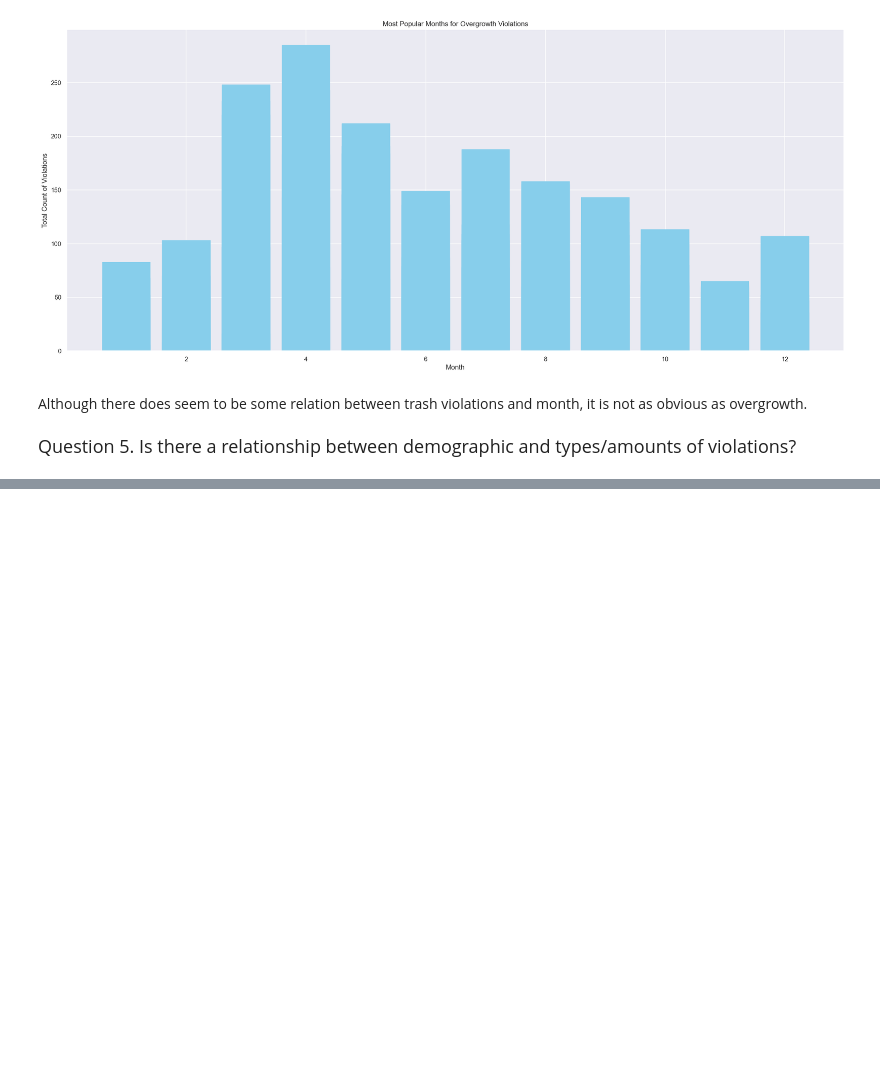
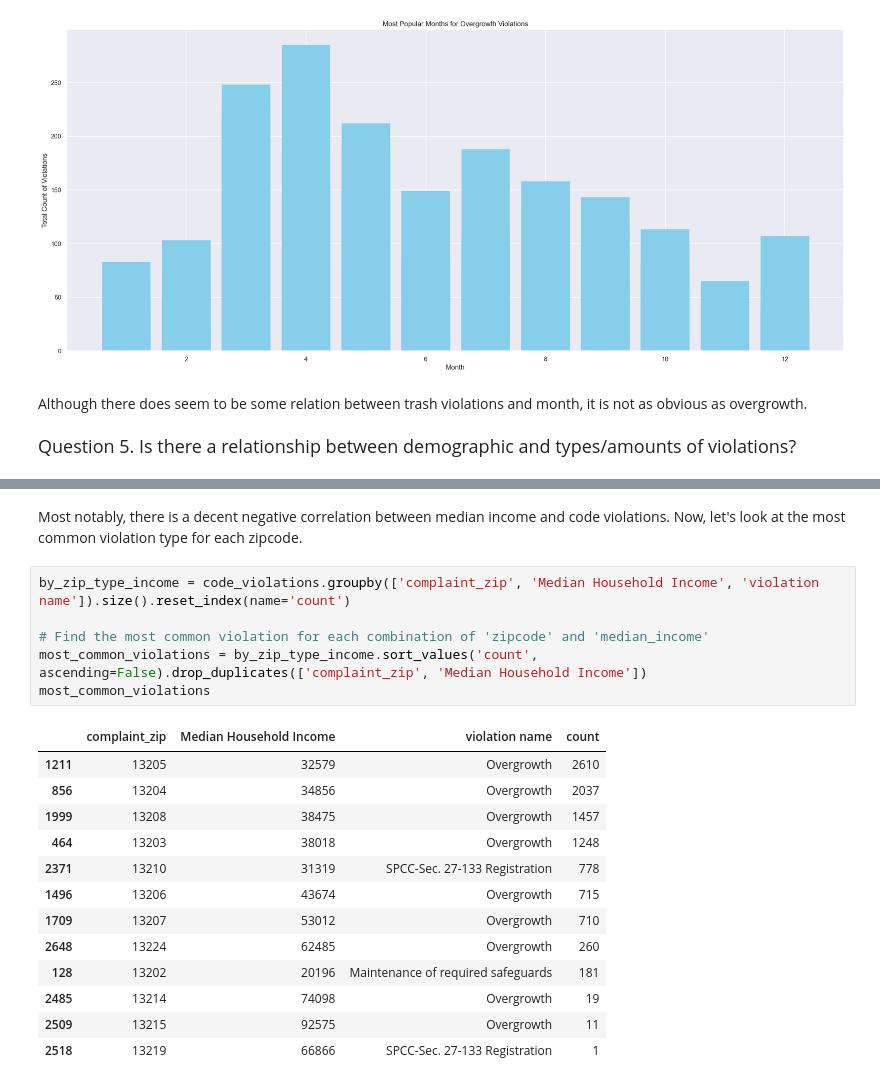
Before and after one commit to ht6631/IST_652_Project, a Jupyter notebook: ProjectAnalysis.ipynb, the cells around one changed output, grey strips where cells are left out. Cells and saved outputs as stored; diff of their text form; blank space fills up the shorter version.

```diff
--- a/ProjectAnalysis.ipynb
+++ b/ProjectAnalysis.ipynb
@@ -590,0 +670,22 @@ Although there does seem to be some relation between trash violations and month,
+# %% [markdown]
+Most notably, there is a decent negative correlation between median income and code violations. Now, let's look at the most common violation type for each zipcode.
+# %%
+by_zip_type_income = code_violations.groupby(['complaint_zip', 'Median Household Income', 'violation name']).size().reset_index(name='count')
+
+# Find the most common violation for each combination of 'zipcode' and 'median_income'
+most_common_violations = by_zip_type_income.sort_values('count', ascending=False).drop_duplicates(['complaint_zip', 'Median Household Income'])
+most_common_violations
+# %% [output]
+|  | complaint_zip | Median Household Income | violation name | count |
+| 1211 | 13205 | 32579 | Overgrowth | 2610 |
+| 856 | 13204 | 34856 | Overgrowth | 2037 |
+| 1999 | 13208 | 38475 | Overgrowth | 1457 |
+| 464 | 13203 | 38018 | Overgrowth | 1248 |
+| 2371 | 13210 | 31319 | SPCC-Sec. 27-133 Registration | 778 |
+| 1496 | 13206 | 43674 | Overgrowth | 715 |
+| 1709 | 13207 | 53012 | Overgrowth | 710 |
+| 2648 | 13224 | 62485 | Overgrowth | 260 |
+| 128 | 13202 | 20196 | Maintenance of required safeguards | 181 |
+| 2485 | 13214 | 74098 | Overgrowth | 19 |
+| 2509 | 13215 | 92575 | Overgrowth | 11 |
+| 2518 | 13219 | 66866 | SPCC-Sec. 27-133 Registration | 1 |
```
Also changed, not shown: parts of 15 cells of this notebook.
